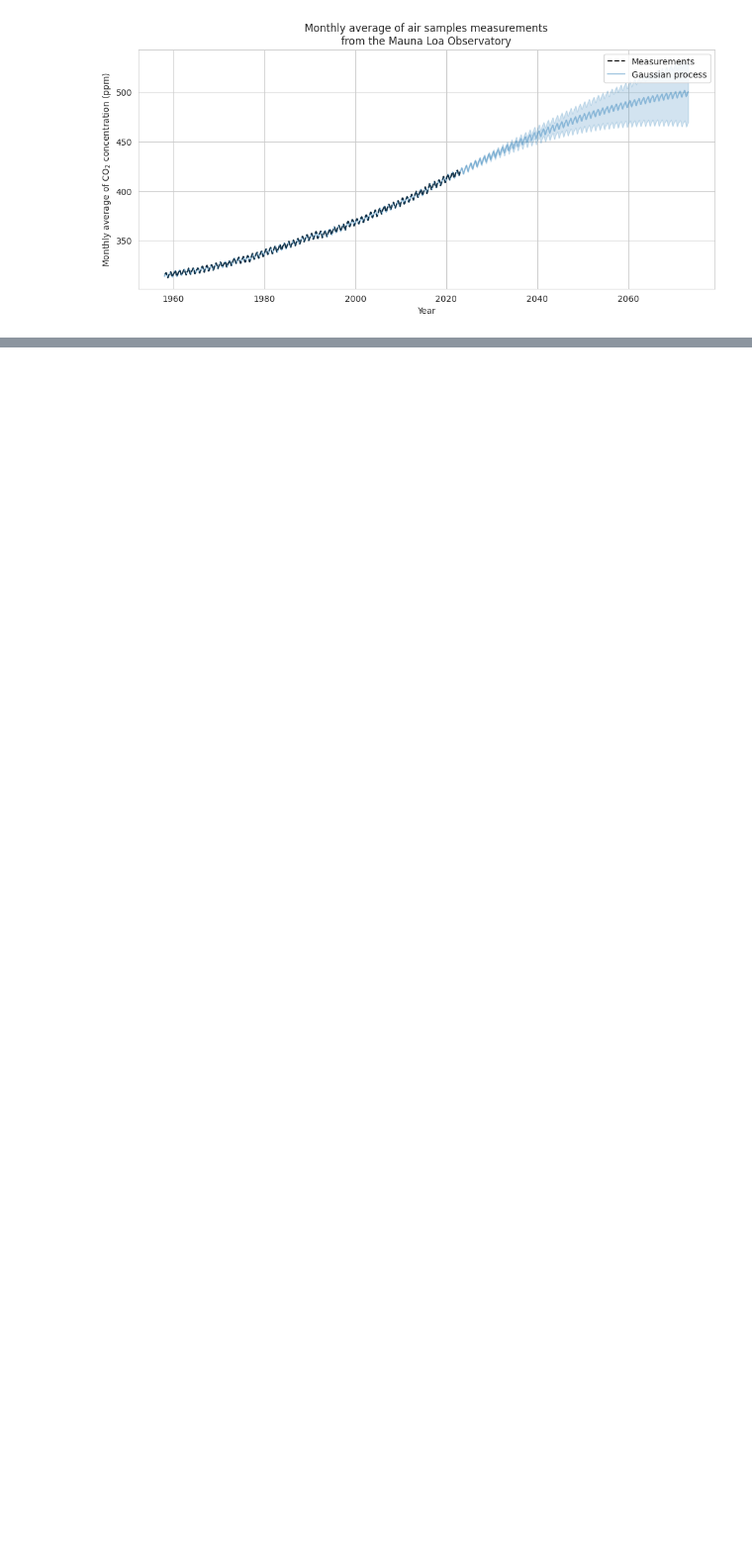
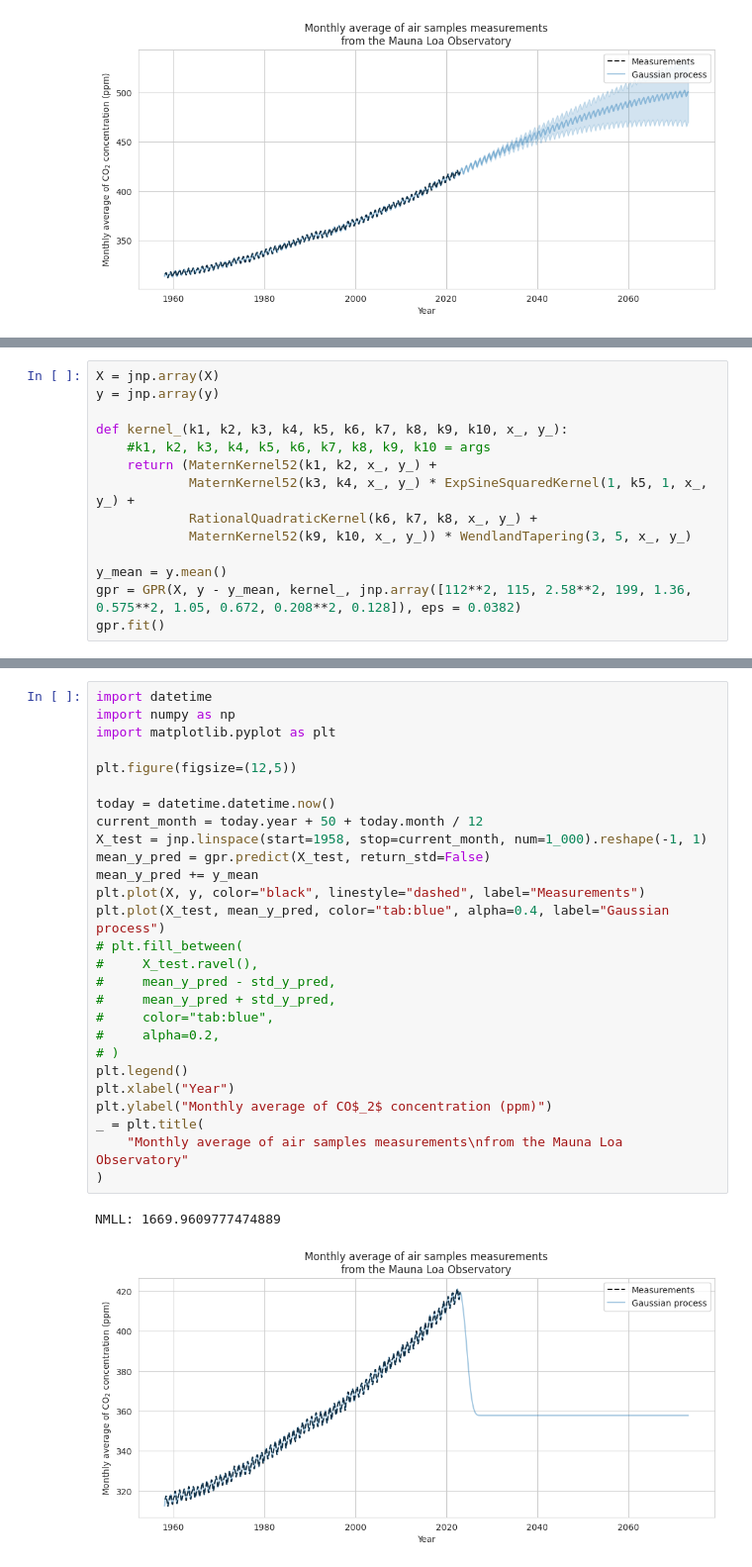
Before and after one commit to ItsNiklas/sparse-gaussian-processes, a Jupyter notebook: MaunaLoa.ipynb, the cells around one changed output, grey strips where cells are left out. Shown at 99% size. Cells and saved outputs as stored; diff of their text form; blank space fills up the shorter version.

Commit message:
Sparse Mauna Loa

```diff
--- a/MaunaLoa.ipynb
+++ b/MaunaLoa.ipynb
@@ -78,0 +86,14 @@ _ = plt.title(
+# %%
+X = jnp.array(X)
+y = jnp.array(y)
+
+def kernel_(k1, k2, k3, k4, k5, k6, k7, k8, k9, k10, x_, y_):
+    #k1, k2, k3, k4, k5, k6, k7, k8, k9, k10 = args
+    return (MaternKernel52(k1, k2, x_, y_) +
+            MaternKernel52(k3, k4, x_, y_) * ExpSineSquaredKernel(1, k5, 1, x_, y_) +
+            RationalQuadraticKernel(k6, k7, k8, x_, y_) +
+            MaternKernel52(k9, k10, x_, y_)) * WendlandTapering(3, 5, x_, y_)
+
+y_mean = y.mean()
+gpr = GPR(X, y - y_mean, kernel_, jnp.array([112**2, 115, 2.58**2, 199, 1.36, 0.575**2, 1.05, 0.672, 0.208**2, 0.128]), eps = 0.0382)
+gpr.fit()
@@ -78,0 +106,30 @@ _ = plt.title(
+# %%
+import datetime
+import numpy as np
+import matplotlib.pyplot as plt
+
+plt.figure(figsize=(12,5))
+
+today = datetime.datetime.now()
+current_month = today.year + 50 + today.month / 12
+X_test = jnp.linspace(start=1958, stop=current_month, num=1_000).reshape(-1, 1)
+mean_y_pred = gpr.predict(X_test, return_std=False)
+mean_y_pred += y_mean
+plt.plot(X, y, color="black", linestyle="dashed", label="Measurements")
+plt.plot(X_test, mean_y_pred, color="tab:blue", alpha=0.4, label="Gaussian process")
+# plt.fill_between(
+#     X_test.ravel(),
+#     mean_y_pred - std_y_pred,
+#     mean_y_pred + std_y_pred,
+#     color="tab:blue",
+#     alpha=0.2,
+# )
+plt.legend()
+plt.xlabel("Year")
+plt.ylabel("Monthly average of CO$_2$ concentration (ppm)")
+_ = plt.title(
+    "Monthly average of air samples measurements\nfrom the Mauna Loa Observatory"
+)
+# %% [output]
+NMLL: 1669.9609777474889
+[figure, added]
```
Also changed, not shown: parts of 5 cells of this notebook, 2 other files.
